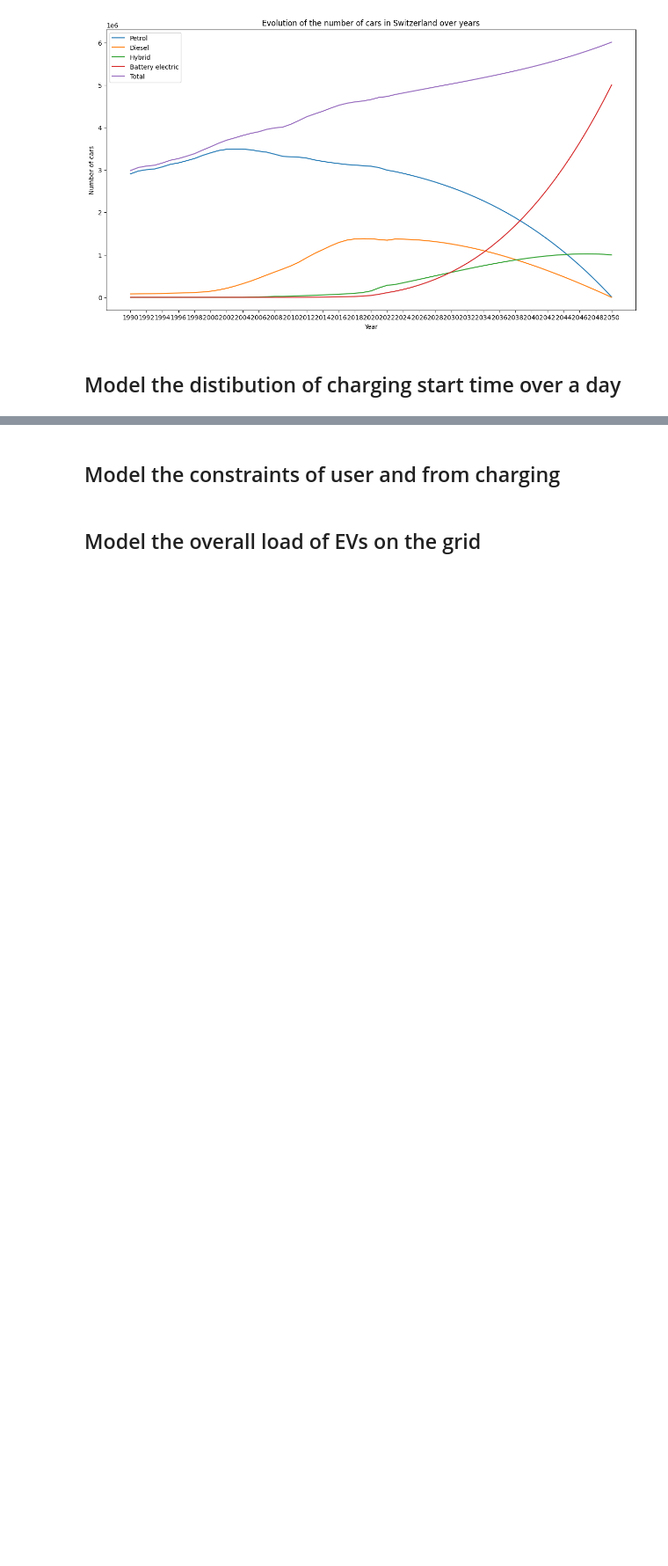
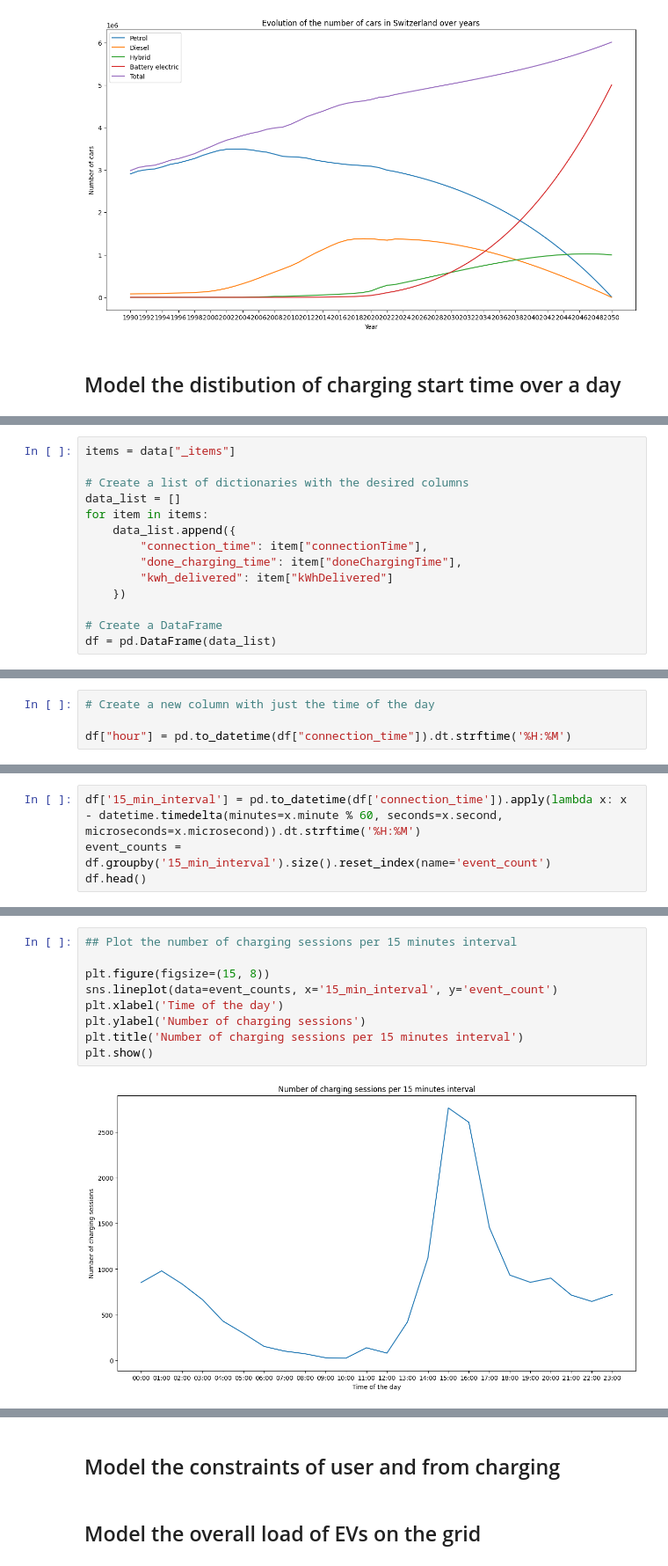
Before and after one commit to yanis-trn/EnergyNow2.0, a Jupyter notebook: EV-modeling.ipynb, the cells around one changed output, grey strips where cells are left out. Shown at 88% size. Saved outputs shown, nothing was run; the diff lists cells and outputs as text; blank space fills up the shorter version.

Commit message:
starting to modelize the charging profile of a car

```diff
--- a/EV-modeling.ipynb
+++ b/EV-modeling.ipynb
@@ -171,0 +183,14 @@ plot_evolution(data_ev_forecast)
+# %%
+items = data["_items"]
+
+# Create a list of dictionaries with the desired columns
+data_list = []
+for item in items:
+    data_list.append({
+        "connection_time": item["connectionTime"],
+        "done_charging_time": item["doneChargingTime"],
+        "kwh_delivered": item["kWhDelivered"]
+    })
+
+# Create a DataFrame
+df = pd.DataFrame(data_list)
@@ -171,0 +210,4 @@ plot_evolution(data_ev_forecast)
+# %%
+# Create a new column with just the time of the day
+
+df["hour"] = pd.to_datetime(df["connection_time"]).dt.strftime('%H:%M')
@@ -171,0 +223,4 @@ plot_evolution(data_ev_forecast)
+# %%
+df['15_min_interval'] = pd.to_datetime(df['connection_time']).apply(lambda x: x - datetime.timedelta(minutes=x.minute % 60, seconds=x.second, microseconds=x.microsecond)).dt.strftime('%H:%M')
+event_counts = df.groupby('15_min_interval').size().reset_index(name='event_count')
+df.head()
@@ -171,0 +254,11 @@ plot_evolution(data_ev_forecast)
+# %%
+## Plot the number of charging sessions per 15 minutes interval
+
+plt.figure(figsize=(15, 8))
+sns.lineplot(data=event_counts, x='15_min_interval', y='event_count')
+plt.xlabel('Time of the day')
+plt.ylabel('Number of charging sessions')
+plt.title('Number of charging sessions per 15 minutes interval')
+plt.show()
+# %% [output]
+[figure, added]
```
Also changed, not shown: parts of 10 cells of this notebook.
